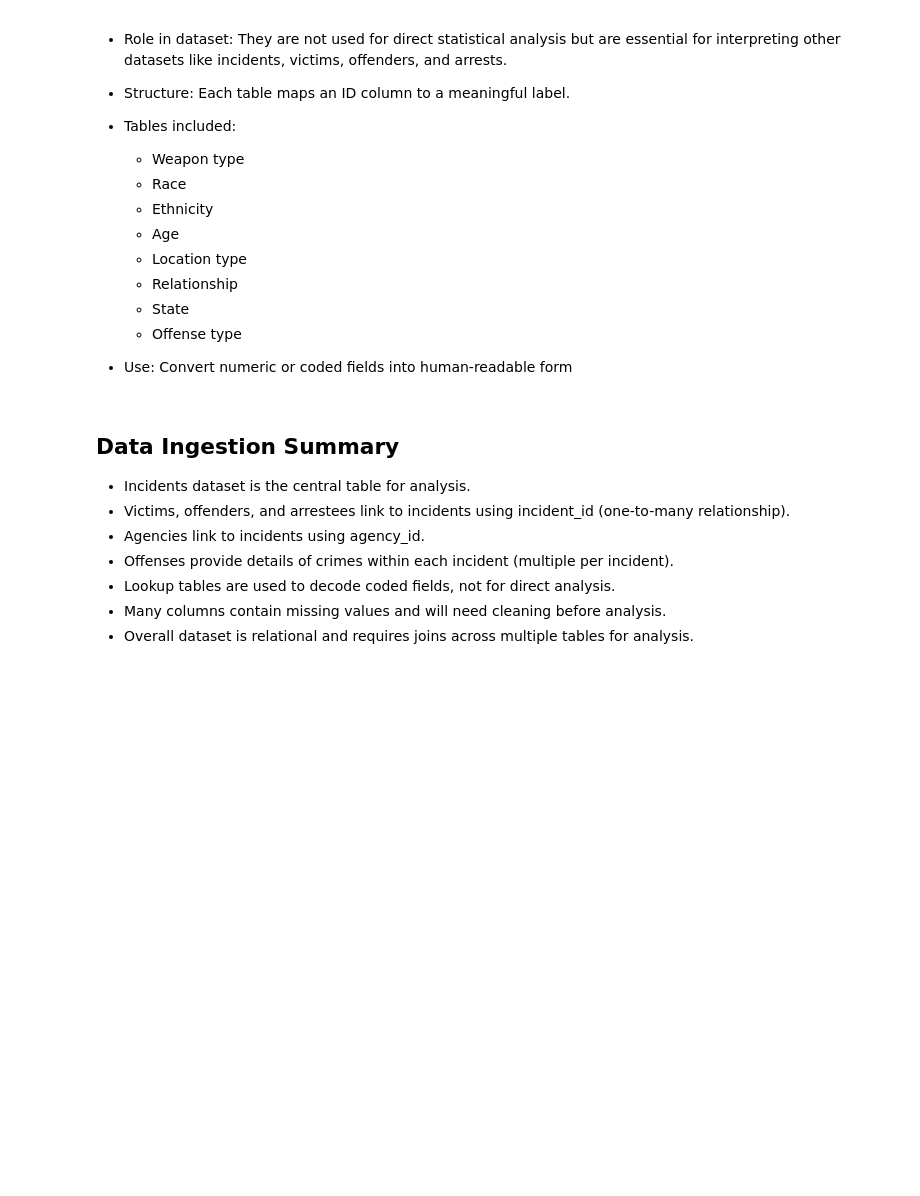
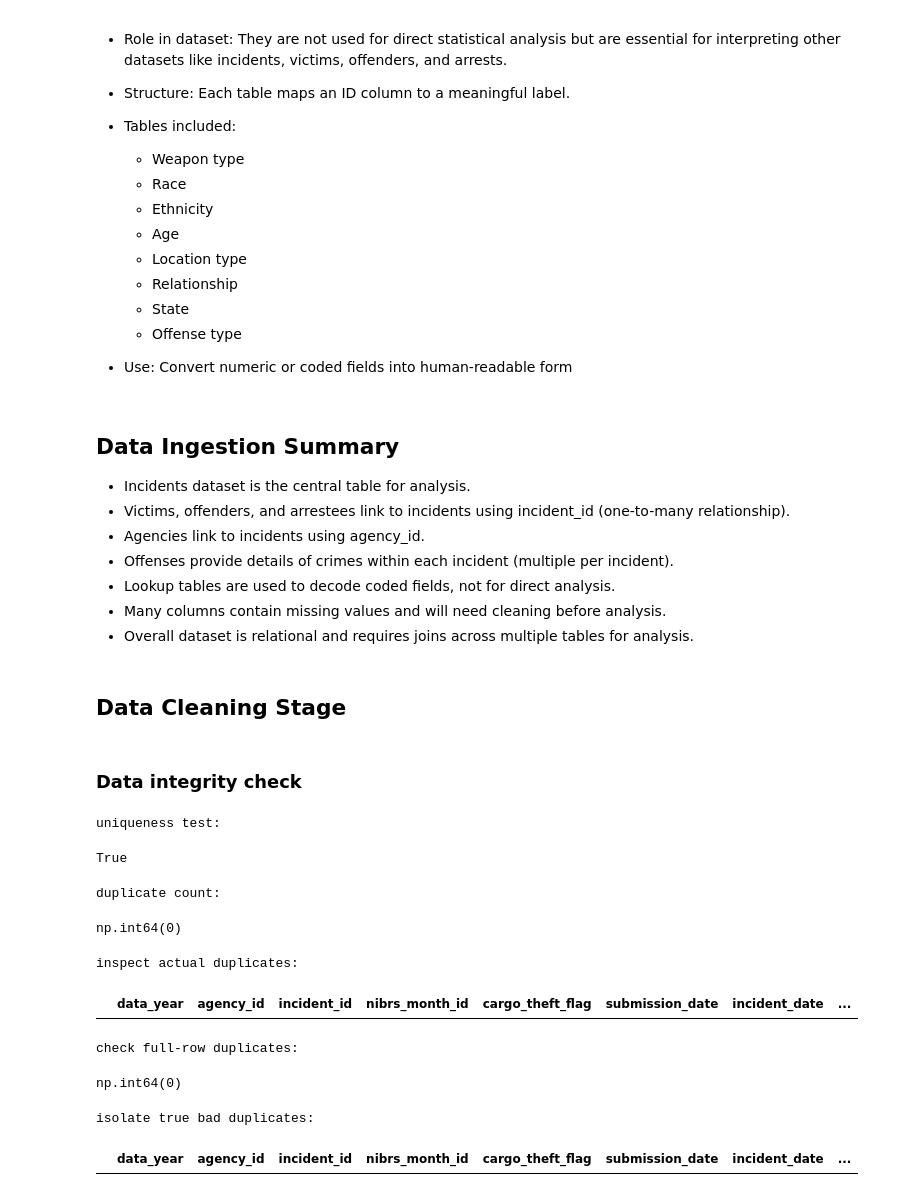
Before and after one commit to diana-angeline33/fbi-crime-analysis, a Jupyter notebook: notebooks/crime_analysis.ipynb, the cells around one changed output. Saved outputs shown, nothing was run; the diff lists cells and outputs as text; code cells hidden in the pictures; blank space fills up the shorter version.

Commit message:
california incidents data integrity check completed

```diff
--- a/notebooks/crime_analysis.ipynb
+++ b/notebooks/crime_analysis.ipynb
@@ -771,3 +771,37 @@ Shape: (30, 3)
 - Lookup tables are used to decode coded fields, not for direct analysis.
 - Many columns contain missing values and will need cleaning before analysis.
 - Overall dataset is relational and requires joins across multiple tables for analysis.
+# %% [markdown]
+## Data Cleaning Stage
+# %% [markdown]
+### Data integrity check
+# %%
+print("uniqueness test: ")
+incidents["incident_id"].is_unique
+# %% [output]
+uniqueness test:
+True
+# %%
+print("\n\nduplicate count: ")
+incidents["incident_id"].duplicated().sum()
+# %% [output]
+duplicate count:
+np.int64(0)
+# %%
+print("\n\ninspect actual duplicates: ")
+incidents[incidents["incident_id"].duplicated(keep=False)].sort_values("incident_id")
+# %% [output]
+inspect actual duplicates:
+|  | data_year | agency_id | incident_id | nibrs_month_id | cargo_theft_flag | submission_date | incident_date | ... |
+# %%
+print("\n\ncheck full-row duplicates: ")
+incidents.duplicated().sum()
+# %% [output]
+check full-row duplicates:
+np.int64(0)
+# %%
+print("\n\nisolate true bad duplicates: ")
+incidents[incidents.duplicated(keep=False)]
+# %% [output]
+isolate true bad duplicates:
+|  | data_year | agency_id | incident_id | nibrs_month_id | cargo_theft_flag | submission_date | incident_date | ... |
```
Also changed, not shown: parts of 3 cells of this notebook.
